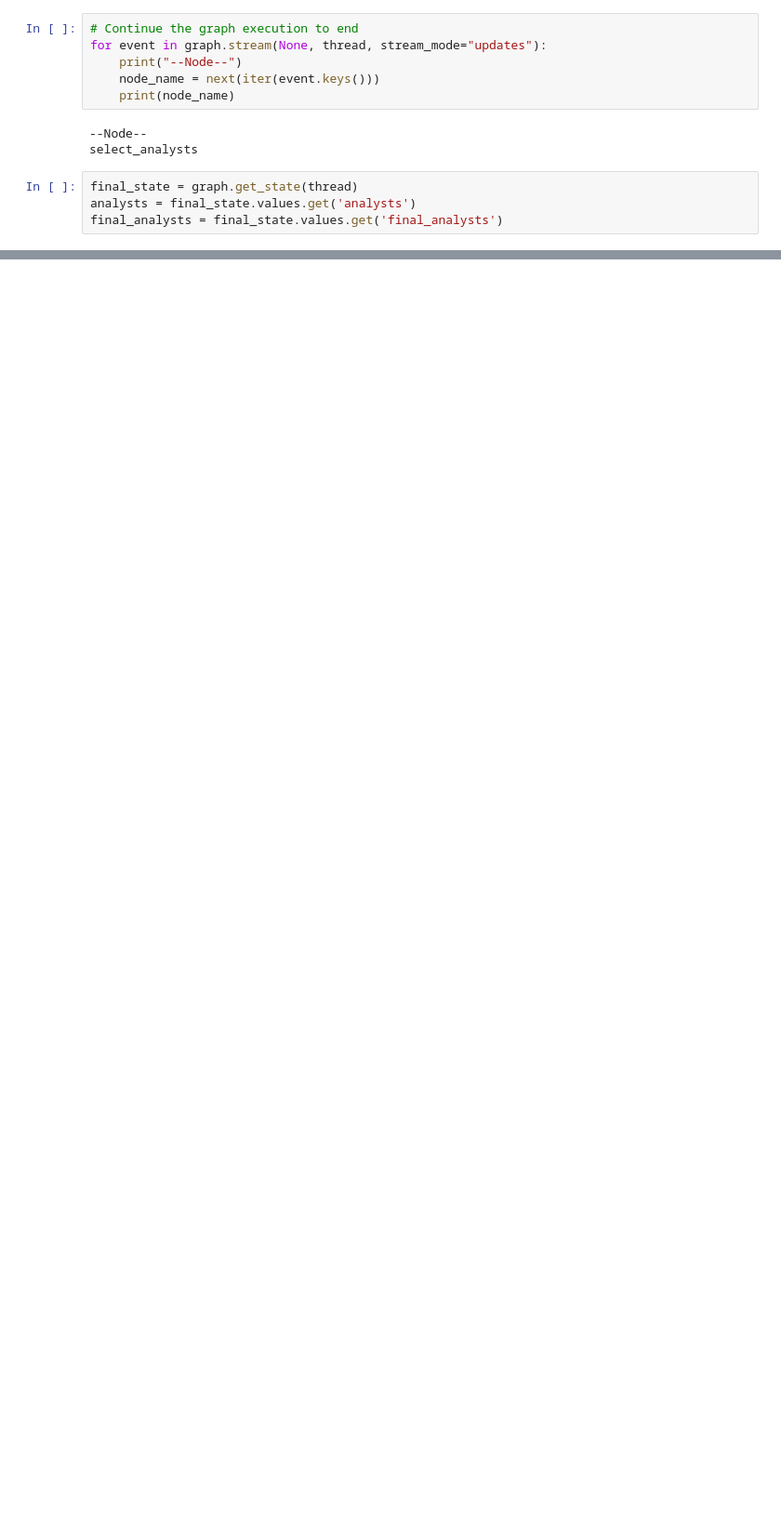
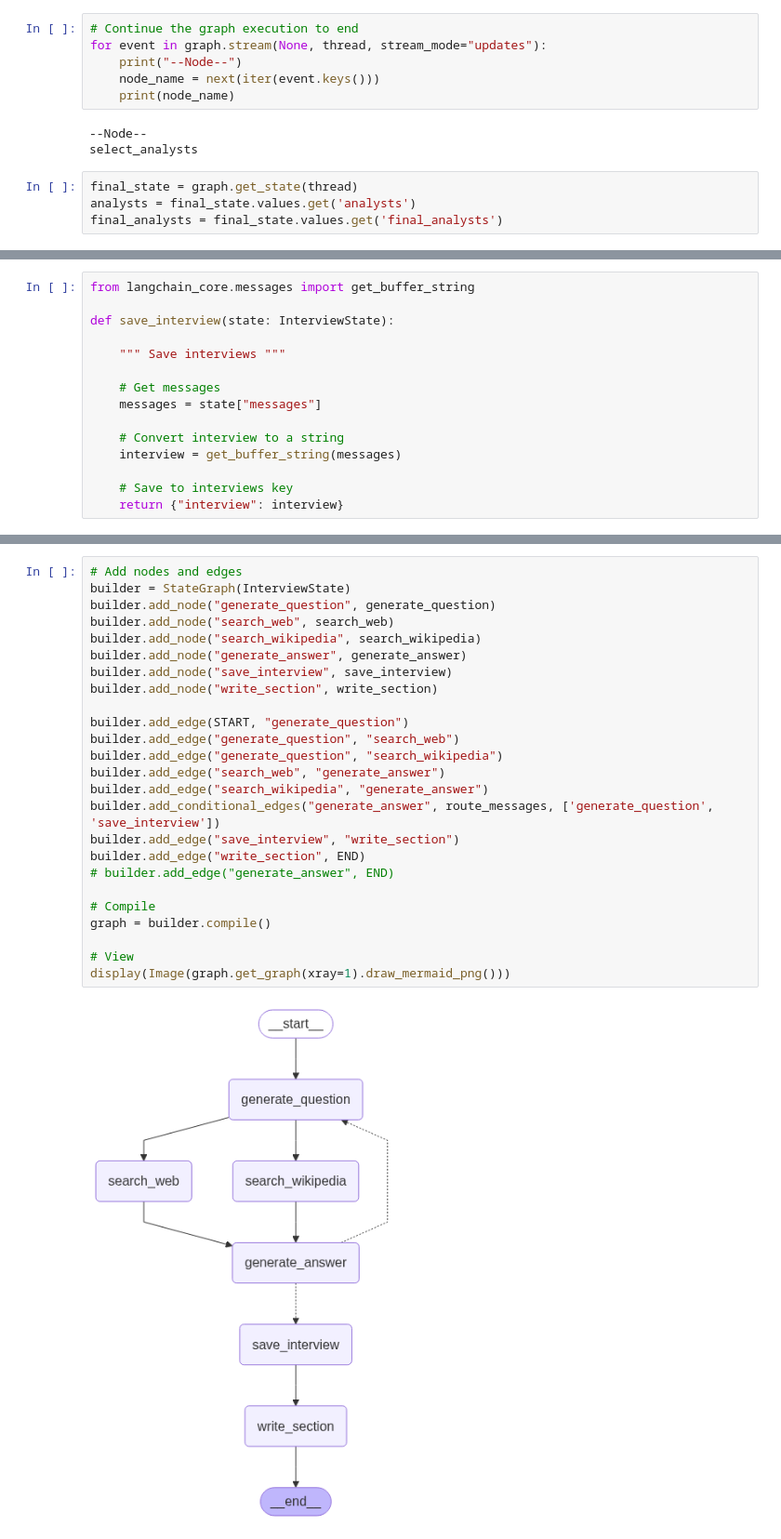
Before and after one commit to kvpratama/langchain-academy, a Jupyter notebook: module-4/research-assistant-excercise.ipynb, the cells around one changed output, grey strips where cells are left out. Shown: that part at 93% size. Saved outputs shown, nothing was run; the diff lists cells and outputs as text; blank space fills up the shorter version.

```diff
--- a/module-4/research-assistant-excercise.ipynb
+++ b/module-4/research-assistant-excercise.ipynb
@@ -348,0 +601,15 @@ Description: Concerned with the practical benefits of LangGraph for rapid protot
+# %%
+from langchain_core.messages import get_buffer_string
+
+def save_interview(state: InterviewState):
+
+    """ Save interviews """
+
+    # Get messages
+    messages = state["messages"]
+
+    # Convert interview to a string
+    interview = get_buffer_string(messages)
+
+    # Save to interviews key
+    return {"interview": interview}
@@ -348,0 +684,27 @@ Description: Concerned with the practical benefits of LangGraph for rapid protot
+# %%
+# Add nodes and edges
+builder = StateGraph(InterviewState)
+builder.add_node("generate_question", generate_question)
+builder.add_node("search_web", search_web)
+builder.add_node("search_wikipedia", search_wikipedia)
+builder.add_node("generate_answer", generate_answer)
+builder.add_node("save_interview", save_interview)
+builder.add_node("write_section", write_section)
+
+builder.add_edge(START, "generate_question")
+builder.add_edge("generate_question", "search_web")
+builder.add_edge("generate_question", "search_wikipedia")
+builder.add_edge("search_web", "generate_answer")
+builder.add_edge("search_wikipedia", "generate_answer")
+builder.add_conditional_edges("generate_answer", route_messages, ['generate_question', 'save_interview'])
+builder.add_edge("save_interview", "write_section")
+builder.add_edge("write_section", END)
+# builder.add_edge("generate_answer", END)
+
+# Compile
+graph = builder.compile()
+
+# View
+display(Image(graph.get_graph(xray=1).draw_mermaid_png()))
+# %% [output]
+[figure, added]
```
Also changed, not shown: parts of 35 cells of this notebook.
